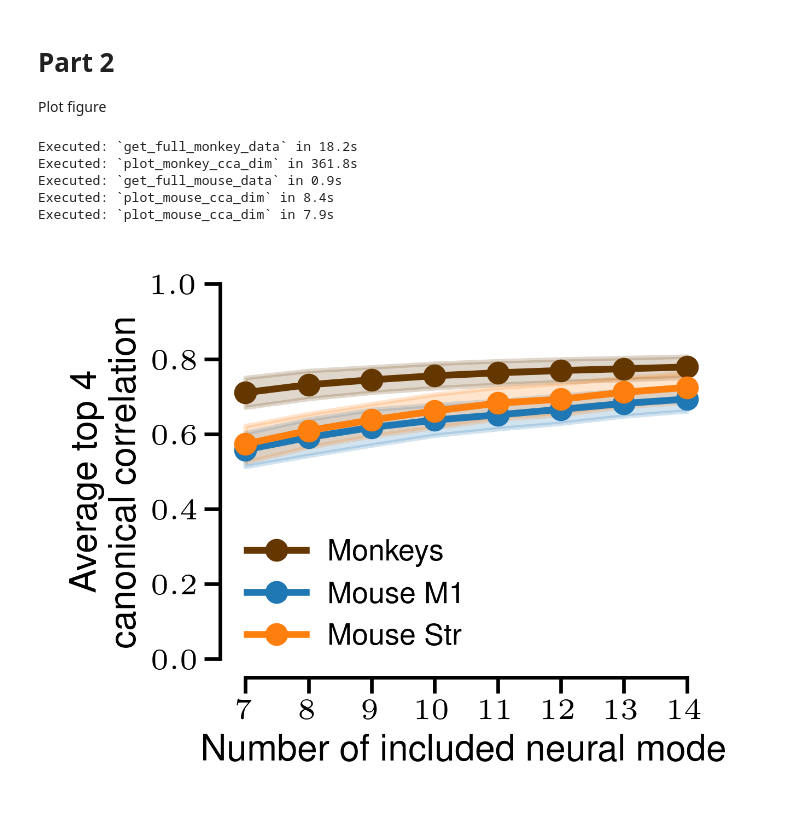
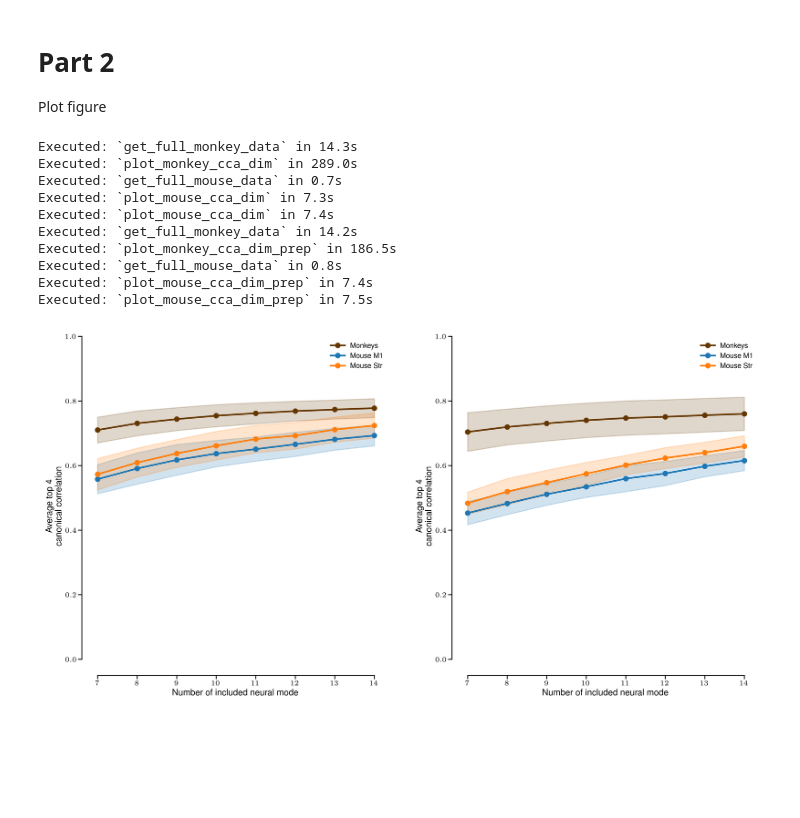
Before and after one commit to AtMostafa/multi-animal-alignment, a Jupyter notebook: paper/S7-dim.ipynb, the cells around one changed output. Cells and saved outputs as stored; diff of their text form; code cells hidden in the pictures; blank space fills up the shorter version.

Commit message:
add prep to S7-dim

```diff
--- a/paper/S7-dim.ipynb
+++ b/paper/S7-dim.ipynb
@@ -258,9 +346,11 @@ if "__file__" not in dir():
 
     ##########################################
     # 1: Monkey CCA
-    gs1   =fig.add_gridspec(nrows=1, ncols=1,
+    gs1 =utility.add_gridspec_abs(fig, nrows=1, ncols=2,
                             bottom=0, left=0,
-                            right=1,  top=1)
+                            right=1,  top=1,
+                            width = params.MedFig[0] * 2,
+                            height = params.MedFig[1])
 
     ax1 = fig.add_subplot(gs1[0])
 
@@ -269,36 +359,63 @@ if "__file__" not in dir():
     plot_monkey_cca_dim(ax1, full_list_MCx, allDFs_MCx)
 
 
 
     ##########################################
     # 2: MOUSE CCA M1 and Str
 
 
     allDFs_M1, allDFs_Str = get_full_mouse_data()
 
 
     plot_mouse_cca_dim(ax1, allDFs_M1)
     plot_mouse_cca_dim(ax1, allDFs_Str, 'Str')
 
     ax1.legend()
 
+    ##########################################
+    # 1: Monkey CCA prep
+    ax2 = fig.add_subplot(gs1[1])
+
+    full_list_MCx, allDFs_MCx = get_full_monkey_data()
+
+    plot_monkey_cca_dim_prep(ax2, full_list_MCx, allDFs_MCx)
+
+
+
+    ##########################################
+    # 2: MOUSE CCA M1 and Str prep
+
+
+    allDFs_M1, allDFs_Str = get_full_mouse_data()
+
+
+    plot_mouse_cca_dim_prep(ax2, allDFs_M1)
+    plot_mouse_cca_dim_prep(ax2, allDFs_Str, 'Str')
+
+    ax2.legend()
+
 
 #     fig.align_ylabels([ax1,ax4])
     #############################################
     #%%%%%%%%%%%%%%%%%%%%%%%%%%%%%%%%%%%%%%%%%%%%
     # AXES=(ax1,ax2,ax3,ax4,ax5,ax6)
     # OFFX=np.array([.02]*len(AXES))
     # OFFY=np.array([.03]*len(AXES))
     # OFFX[[-1]]=0.12
     # OFFX[[1]]=0.06
 
     # params.add_panel_caption(axes=AXES, offsetX=OFFX, offsetY=OFFY)
 
     fig.savefig(params.figPath / 'figureS7-dim.pdf', format='pdf', bbox_inches='tight')
 # %% [output]
-Executed: `get_full_monkey_data` in 18.2s
-Executed: `plot_monkey_cca_dim` in 361.8s
-Executed: `get_full_mouse_data` in 0.9s
-Executed: `plot_mouse_cca_dim` in 8.4s
-Executed: `plot_mouse_cca_dim` in 7.9s
+Executed: `get_full_monkey_data` in 14.3s
+Executed: `plot_monkey_cca_dim` in 289.0s
+Executed: `get_full_mouse_data` in 0.7s
+Executed: `plot_mouse_cca_dim` in 7.3s
+Executed: `plot_mouse_cca_dim` in 7.4s
+Executed: `get_full_monkey_data` in 14.2s
+Executed: `plot_monkey_cca_dim_prep` in 186.5s
+Executed: `get_full_mouse_data` in 0.8s
+Executed: `plot_mouse_cca_dim_prep` in 7.4s
+Executed: `plot_mouse_cca_dim_prep` in 7.5s
-[figure, old version]
+[figure, new version]
```
Also changed, not shown: parts of 2 cells of this notebook, 1 other file.
